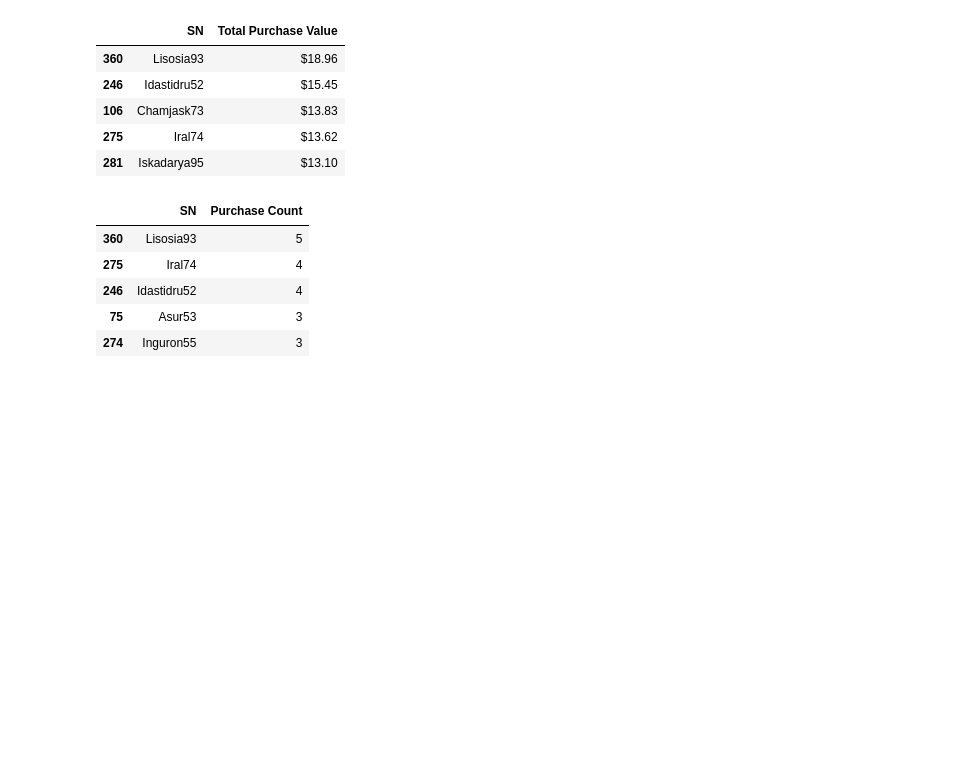
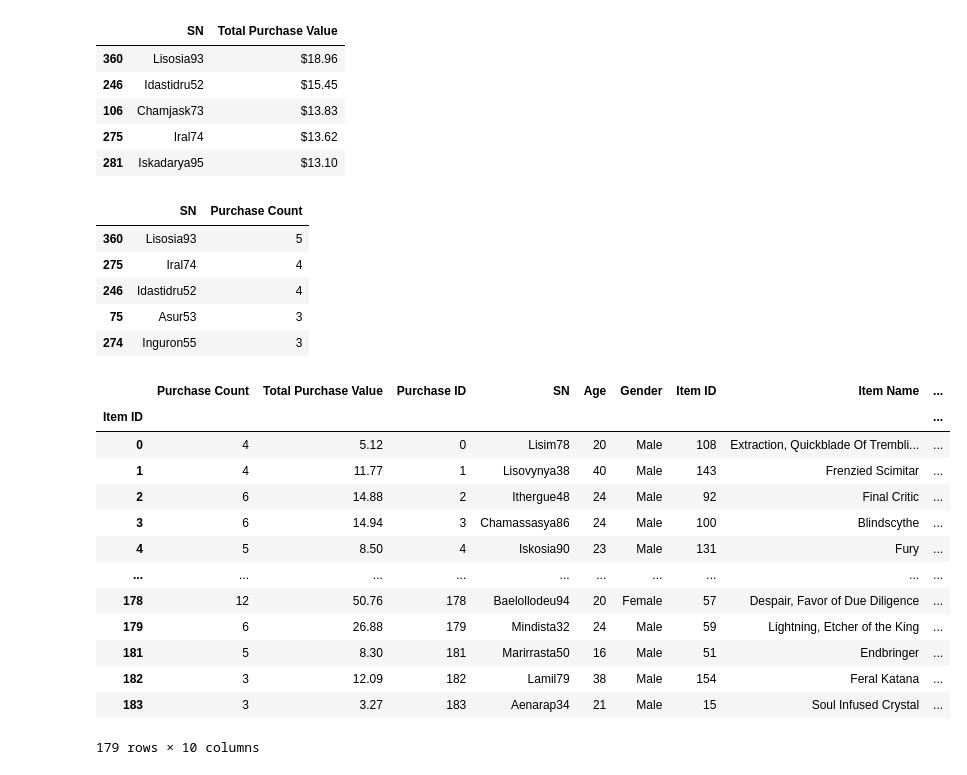
Before and after one commit to sharonpete/pandas-challenge, a Jupyter notebook: HeroesOfPymoli/heroesofpymoli.ipynb, the cells around one changed output. Cells and saved outputs as stored; diff of their text form; code cells hidden in the pictures; blank space fills up the shorter version.

Commit message:
ALL now working, still a couple of bugs, need to rename the index to index'

```diff
--- a/HeroesOfPymoli/heroesofpymoli.ipynb
+++ b/HeroesOfPymoli/heroesofpymoli.ipynb
@@ -240,3 +248,48 @@ spenders_purchase_count_df.head()
 | 246 | Idastidru52 | 4 |
 | 75 | Asur53 | 3 |
 | 274 | Inguron55 | 3 |
+# %%
+# Most Popular Items
+# Identify the 5 most popular items by purchase count, then list (in a table):
+#  Item ID
+#  Item Name
+#  Purchase Count
+#  Item Price
+#  Total Purchase Value
+
+heroes_df.head()
+most_popular_item_df = heroes_df.loc[:,['Purchase ID', 'Item ID','Item Name','Price']]
+
+most_popular_total_purchase_value = most_popular_item_df.groupby(['Item ID']).sum()['Price']
+
+#most_popular_total_purchase_value  #179 items
+# %%
+most_popular_count = pd.DataFrame(heroes_df.groupby("Item ID")['Purchase ID'].count())
+most_popular_count = most_popular_count.rename(columns={'Purchase ID':'Purchase Count'})
+
+
+
+most_popular_count['Total Purchase Value'] = most_popular_total_purchase_value
+
+#most_popular_count   #179 items
+# %%
+most_popular_df = most_popular_count.join(heroes_df, on='Item ID', how='left', lsuffix='_l')
+#most_popular_df = most_popular_df.rename(columns={'Index':'Purchase ID'})
+###TODO RENAME THE INDEX TO INDEX... nothing is working for this.
+#most_popular_df = most_popular_df.set_index('Index')
+most_popular_df
+# %% [output]
+|  | Purchase Count | Total Purchase Value | Purchase ID | SN | Age | Gender | Item ID | Item Name | ... |
+| Item ID |  |  |  |  |  |  |  |  | ... |
+| 0 | 4 | 5.12 | 0 | Lisim78 | 20 | Male | 108 | Extraction, Quickblade Of Trembli... | ... |
+| 1 | 4 | 11.77 | 1 | Lisovynya38 | 40 | Male | 143 | Frenzied Scimitar | ... |
+| 2 | 6 | 14.88 | 2 | Ithergue48 | 24 | Male | 92 | Final Critic | ... |
+| 3 | 6 | 14.94 | 3 | Chamassasya86 | 24 | Male | 100 | Blindscythe | ... |
+| 4 | 5 | 8.50 | 4 | Iskosia90 | 23 | Male | 131 | Fury | ... |
+| ... | ... | ... | ... | ... | ... | ... | ... | ... | ... |
+| 178 | 12 | 50.76 | 178 | Baelollodeu94 | 20 | Female | 57 | Despair, Favor of Due Diligence | ... |
+| 179 | 6 | 26.88 | 179 | Mindista32 | 24 | Male | 59 | Lightning, Etcher of the King | ... |
+| 181 | 5 | 8.30 | 181 | Marirrasta50 | 16 | Male | 51 | Endbringer | ... |
+| 182 | 3 | 12.09 | 182 | Lamil79 | 38 | Male | 154 | Feral Katana | ... |
+| 183 | 3 | 3.27 | 183 | Aenarap34 | 21 | Male | 15 | Soul Infused Crystal | ... |
+179 rows × 10 columns
```
Also changed, not shown: parts of 5 cells of this notebook.
